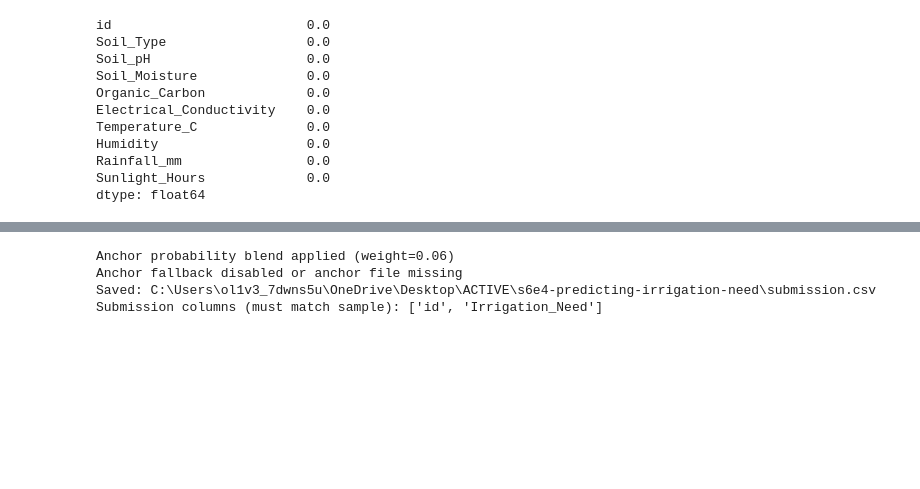
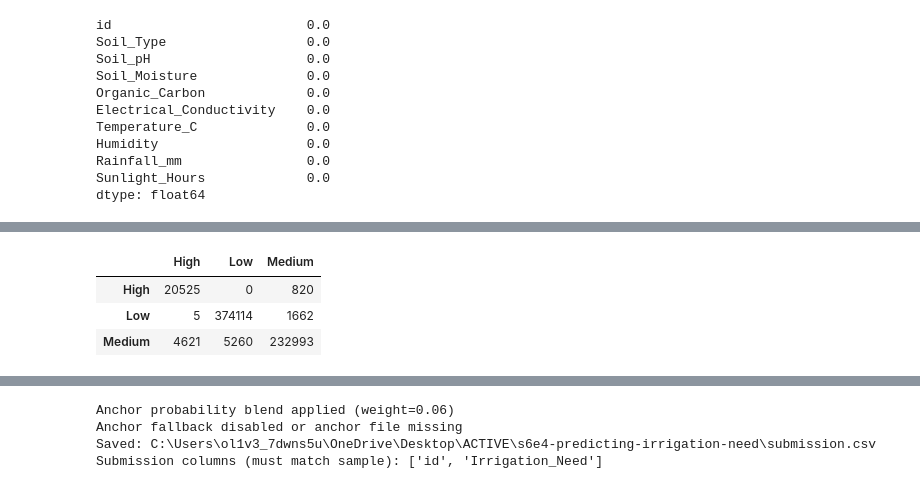
Before and after one commit to oivler/kaggle-predicting-irrigation-need, a Jupyter notebook: model.ipynb, the cells around one changed output, grey strips where cells are left out. Drawn from its saved outputs; the diff is of its cells as text; code cells hidden in the pictures; blank space fills up the shorter version.

```diff
--- a/model.ipynb
+++ b/model.ipynb
@@ -461,7 +471,7 @@ def run_training_phase(train_df_run, phase_name):
                 subsample=0.9,
                 colsample_bytree=0.9,
                 reg_lambda=1.0,
-                reg_alpha=0.04,
+                reg_alpha=0.0,
                 objective="multiclass",
                 random_state=seed + fold,
                 class_weight=class_weight_idx,
@@ -616,8 +626,12 @@ def run_training_phase(train_df_run, phase_name):
         meta_test = build_meta_features(test_cat, test_lgb, test_xgb)
     print(f"Meta feature columns: {meta_oof.shape[1]}")
 
+    best_stack_score = -1.0
+    best_stack_c = None
+    best_stack_proba_oof = None
+    best_stack_proba_test = None
+
     stack_cv = StratifiedKFold(n_splits=STACKER_SPLITS, shuffle=True, random_state=BASE_SEED)
-    stack_trials = []
 
     for c in STACKER_C_GRID:
         print(f"Stacking search: cross-fitting LogisticRegression C={c}")
@@ -657,21 +671,14 @@ def run_training_phase(train_df_run, phase_name):
         pred_oof_labels = [idx_to_class[i] for i in pred_oof]
         score = balanced_accuracy_score(y, pred_oof_labels)
         print(f"Stacking C={c}: cross-fitted OOF balanced_accuracy = {score:.6f}")
-        stack_trials.append((score, c, cv_meta_oof, cv_meta_test))
 
-    stack_trials.sort(key=lambda t: -t[0])
-    top_k_stack = min(3, len(stack_trials))
-    top_stack = stack_trials[:top_k_stack]
-    best_stack_score = top_stack[0][0]
-    best_stack_proba_oof = sum(t[2] for t in top_stack) / top_k_stack
-    best_stack_proba_test = sum(t[3] for t in top_stack) / top_k_stack
-    print(
-        f"Top-{top_k_stack} stacker C (OOF): {[t[1] for t in top_stack]} "
-        f"scores={[round(t[0], 6) for t in top_stack]}"
-    )
-    print(
-        f"Best single-C OOF {best_stack_score:.6f}; using equal blend of top-{top_k_stack} for T/bias"
-    )
+        if score > best_stack_score:
+            best_stack_score = score
+            best_stack_c = c
+            best_stack_proba_oof = cv_meta_oof
+            best_stack_proba_test = cv_meta_test
+
+    print(f"Best stacker C: {best_stack_c} with OOF score {best_stack_score:.6f}")
     print("Searching temperature scaling on stacker OOF...")
 
     best_T = 1.0
@@ -716,7 +723,30 @@ def run_training_phase(train_df_run, phase_name):
 
     test_proba = test_after_temp + best_bias
 
-    cv_score = balanced_accuracy_score(y, oof_best_pred)
+    if USE_CAT2:
+        base_oof = (oof_cat + oof_cat2 + oof_lgb + oof_xgb) / 4.0
+        base_test = (test_cat + test_cat2 + test_lgb + test_xgb) / 4.0
+    else:
+        base_oof = (oof_cat + oof_lgb + oof_xgb) / 3.0
+        base_test = (test_cat + test_lgb + test_xgb) / 3.0
+
+    best_mix_alpha = 0.0
+    best_mix_score = -1.0
+    best_mix_oof = oof_best.copy()
+    for alpha in [0.0, 0.05, 0.1, 0.15, 0.2, 0.25, 0.3]:
+        mix_oof = (1.0 - alpha) * oof_best + alpha * base_oof
+        mix_pred = [idx_to_class[i] for i in np.argmax(mix_oof, axis=1)]
+        mix_score = balanced_accuracy_score(y, mix_pred)
+        if mix_score > best_mix_score:
+            best_mix_score = mix_score
+            best_mix_alpha = alpha
+            best_mix_oof = mix_oof
+
+    oof_best = best_mix_oof
+    test_proba = (1.0 - best_mix_alpha) * test_proba + best_mix_alpha * base_test
+
+    cv_score = balanced_accuracy_score(y, [idx_to_class[i] for i in np.argmax(oof_best, axis=1)])
+    print(f"OOF safety-mix alpha: {best_mix_alpha:.2f} | score={best_mix_score:.6f}")
     print("\nCV balanced accuracy (OOF):", round(cv_score, 6))
     print("Fold equal-blend scores:", [round(s, 6) for s in fold_scores])
     print("Mean equal-blend score:", round(float(np.mean(fold_scores)), 6))
@@ -730,11 +760,26 @@ def run_training_phase(train_df_run, phase_name):
     print(f"Total bias combos checked: {bias_checks}")
     print(f"Phase run time: {(time.perf_counter() - run_start) / 60.0:.2f} minutes")
 
+    oof_pred_labels = [idx_to_class[i] for i in np.argmax(oof_best, axis=1)]
+    cm_counts = confusion_matrix(y, oof_pred_labels, labels=classes)
+    cm_counts_df = pd.DataFrame(cm_counts, index=classes, columns=classes)
+    row_sums = cm_counts.sum(axis=1, keepdims=True)
+    row_sums = np.where(row_sums == 0, 1, row_sums)
+    cm_row_pct_df = pd.DataFrame(
+        np.round(cm_counts / row_sums, 4),
+        index=classes,
+        columns=classes,
+    )
+
     return {
         "test_proba": test_proba,
         "test_after_temp": test_after_temp,
         "cv_score": cv_score,
         "oof_bias_score": best_bias_score,
+        "oof_pred": oof_pred_labels,
+        "y_true": y,
+        "cm_counts": cm_counts_df,
+        "cm_row_pct": cm_row_pct_df,
     }
 
 
@@ -747,14 +792,20 @@ print(
 )
 
 out1 = run_training_phase(TRAIN_DF_BASE.copy(), "phase1")
+final_out = out1
 test_proba = out1["test_proba"]
 
 if USE_PSEUDO_LABEL:
     train_aug = build_pseudo_augmented_train(TRAIN_DF_BASE, test_df, out1["test_after_temp"])
     out2 = run_training_phase(train_aug, "phase2")
+    final_out = out2
     test_proba = out2["test_proba"]
 
 print(f"\nTotal wall time: {(time.perf_counter() - total_t0) / 60.0:.2f} minutes")
+print("\nOOF confusion matrix (counts):")
+display(final_out["cm_counts"])
+print("\nOOF confusion matrix (row-normalized):")
+display(final_out["cm_row_pct"])
 # %% [output]
 Starting ensemble CV run...
 ORIGINAL_ROW_WEIGHT=0.35 | USE_PSEUDO_LABEL=False | PSEUDO_CONF_MIN=0.994
@@ -775,0 +827,4 @@ Seed 42 Fold 1: training LightGBM...
+|  | High | Low | Medium |
+| High | 20525 | 0 | 820 |
+| Low | 5 | 374114 | 1662 |
+| Medium | 4621 | 5260 | 232993 |
```
Also changed, not shown: parts of 5 cells of this notebook.
